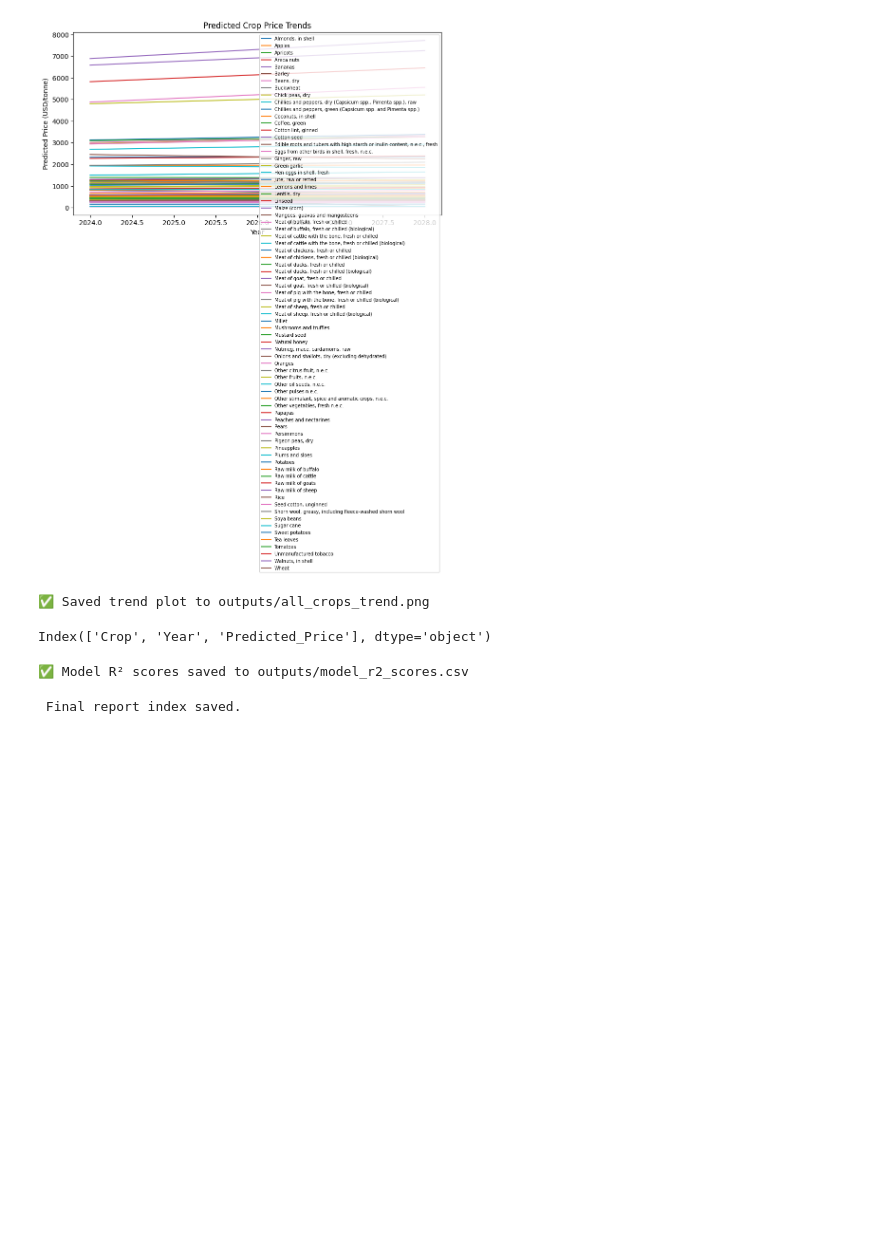
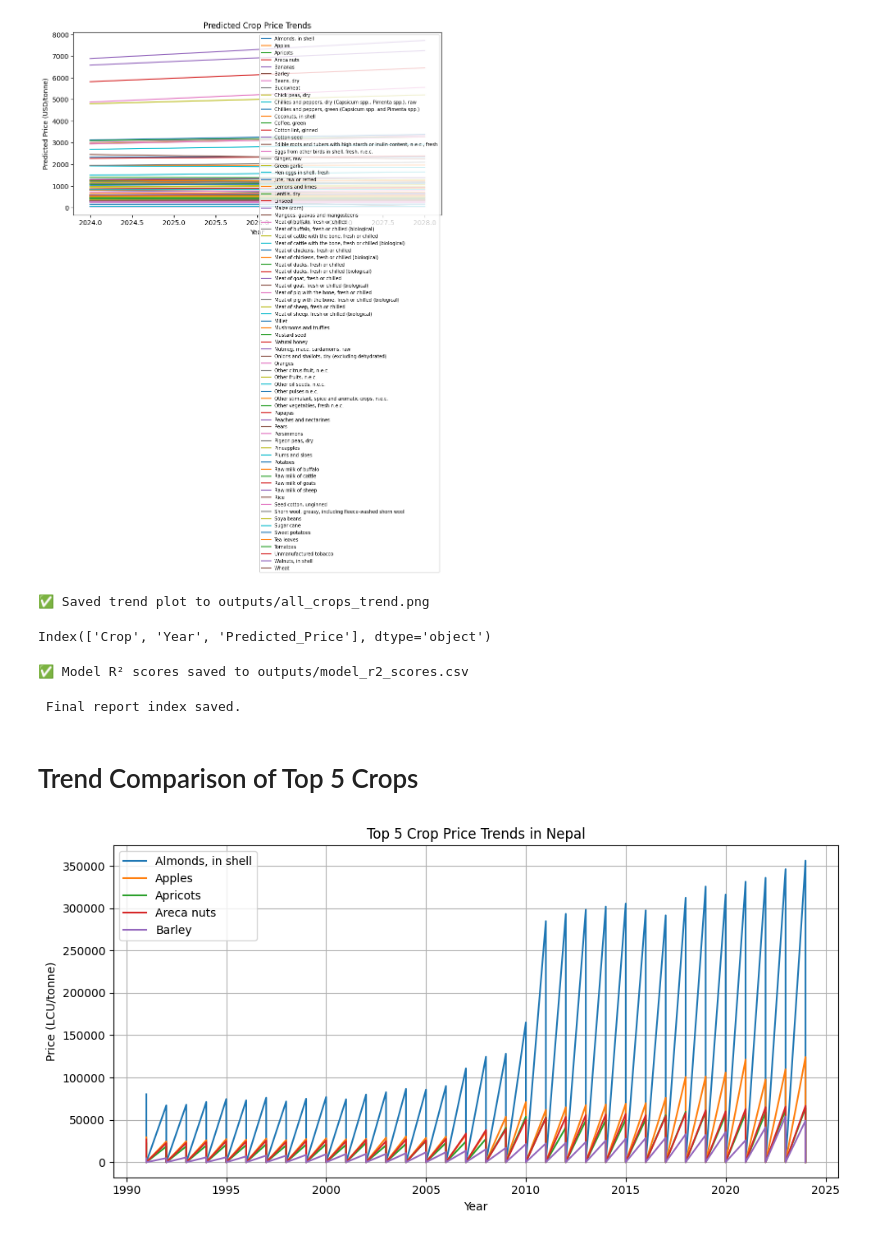
Before and after one commit to riya9818/agriculture-crop-price-predictor, a Jupyter notebook: notebooks/analysis.ipynb, the cells around one changed output. Cells and saved outputs as stored; diff of their text form; code cells hidden in the pictures; blank space fills up the shorter version.

Commit message:
visualization of top 5 crop price trends

```diff
--- a/notebooks/analysis.ipynb
+++ b/notebooks/analysis.ipynb
@@ -483,3 +483,25 @@ report_df.to_csv("outputs/final_report_index.csv", index=False)
 print(" Final report index saved.")
 # %% [output]
  Final report index saved.
+# %% [markdown]
+# Trend Comparison of Top 5 Crops
+# %%
+import matplotlib.pyplot as plt
+
+top_crops = df["Item"].value_counts().head(5).index
+plt.figure(figsize=(10,5))
+
+for crop in top_crops:
+    temp = df[df["Item"] == crop]
+    plt.plot(temp["Year"], temp["Value"], label=crop)
+
+plt.title("Top 5 Crop Price Trends in Nepal")
+plt.xlabel("Year")
+plt.ylabel("Price (LCU/tonne)")
+plt.legend()
+plt.grid(True)
+plt.tight_layout()
+plt.savefig("outputs/top5_trend_comparison.png")
+plt.show()
+# %% [output]
+[figure, added]
```
Also changed, not shown: 1 other file.
